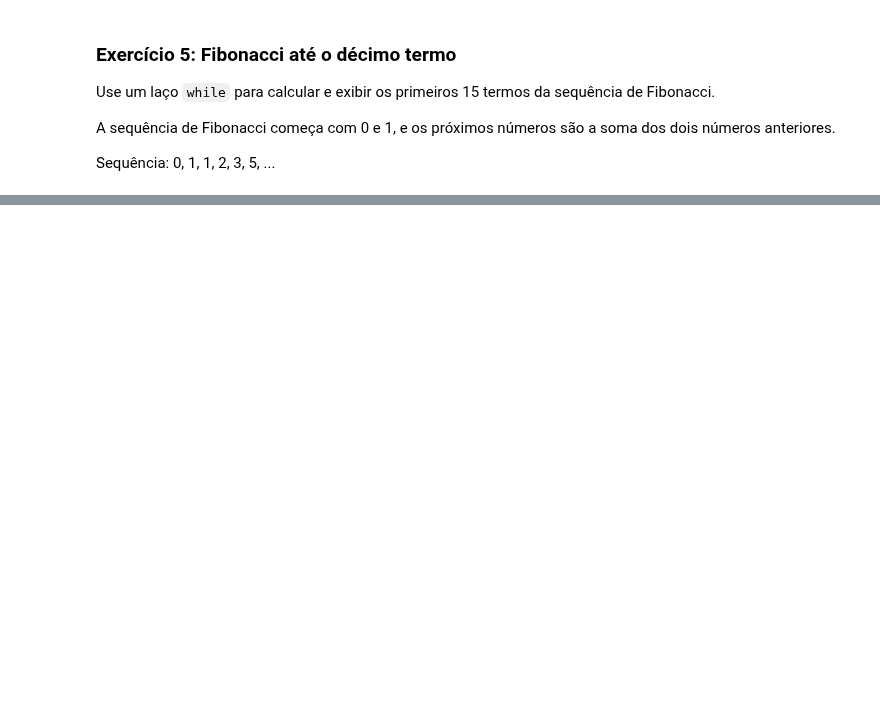
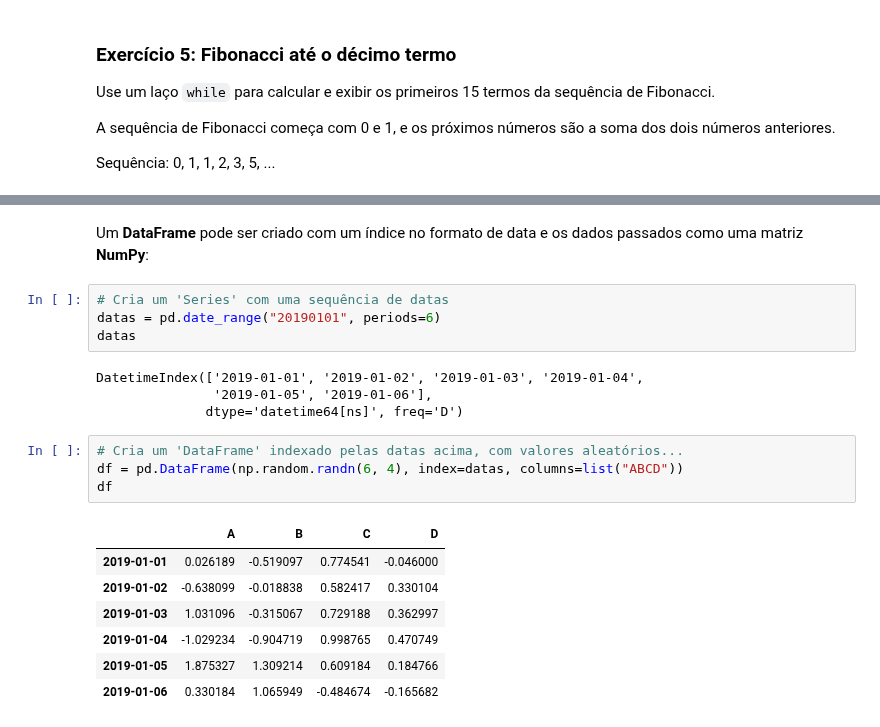
Before and after one commit to py241012463/CEE2, a Jupyter notebook: aulas.ipynb, the cells around one changed output, grey strips where cells are left out. Saved outputs shown, nothing was run; the diff lists cells and outputs as text; blank space fills up the shorter version.

```diff
--- a/aulas.ipynb
+++ b/aulas.ipynb
@@ -1265,0 +2492,22 @@ while i<10:
+# %% [markdown]
+Um **DataFrame** pode ser criado com um índice no formato de data e os dados passados como uma matriz **NumPy**:
+# %%
+# Cria um 'Series' com uma sequência de datas
+datas = pd.date_range("20190101", periods=6)
+datas
+# %% [output]
+DatetimeIndex(['2019-01-01', '2019-01-02', '2019-01-03', '2019-01-04',
+               '2019-01-05', '2019-01-06'],
+              dtype='datetime64[ns]', freq='D')
+# %%
+# Cria um 'DataFrame' indexado pelas datas acima, com valores aleatórios...
+df = pd.DataFrame(np.random.randn(6, 4), index=datas, columns=list("ABCD"))
+df
+# %% [output]
+|  | A | B | C | D |
+| 2019-01-01 | 0.026189 | -0.519097 | 0.774541 | -0.046000 |
+| 2019-01-02 | -0.638099 | -0.018838 | 0.582417 | 0.330104 |
+| 2019-01-03 | 1.031096 | -0.315067 | 0.729188 | 0.362997 |
+| 2019-01-04 | -1.029234 | -0.904719 | 0.998765 | 0.470749 |
+| 2019-01-05 | 1.875327 | 1.309214 | 0.609184 | 0.184766 |
+| 2019-01-06 | 0.330184 | 1.065949 | -0.484674 | -0.165682 |
```
Also changed, not shown: parts of 301 cells of this notebook.
